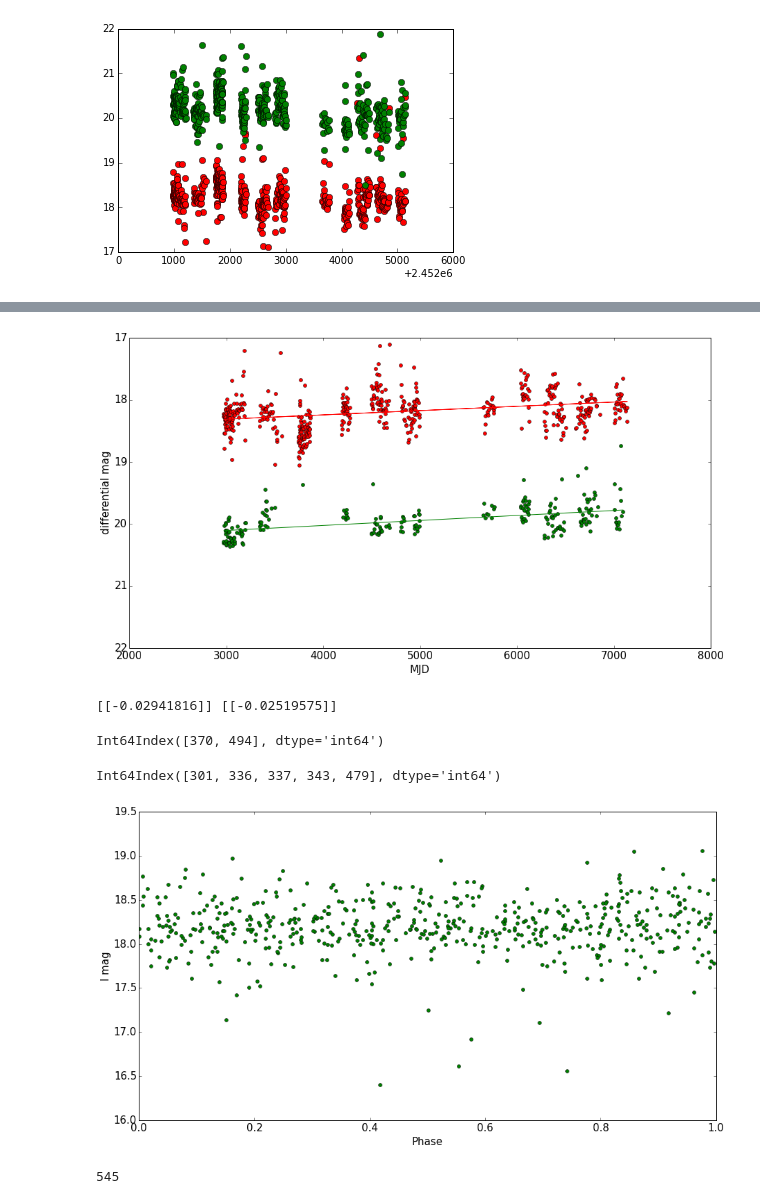
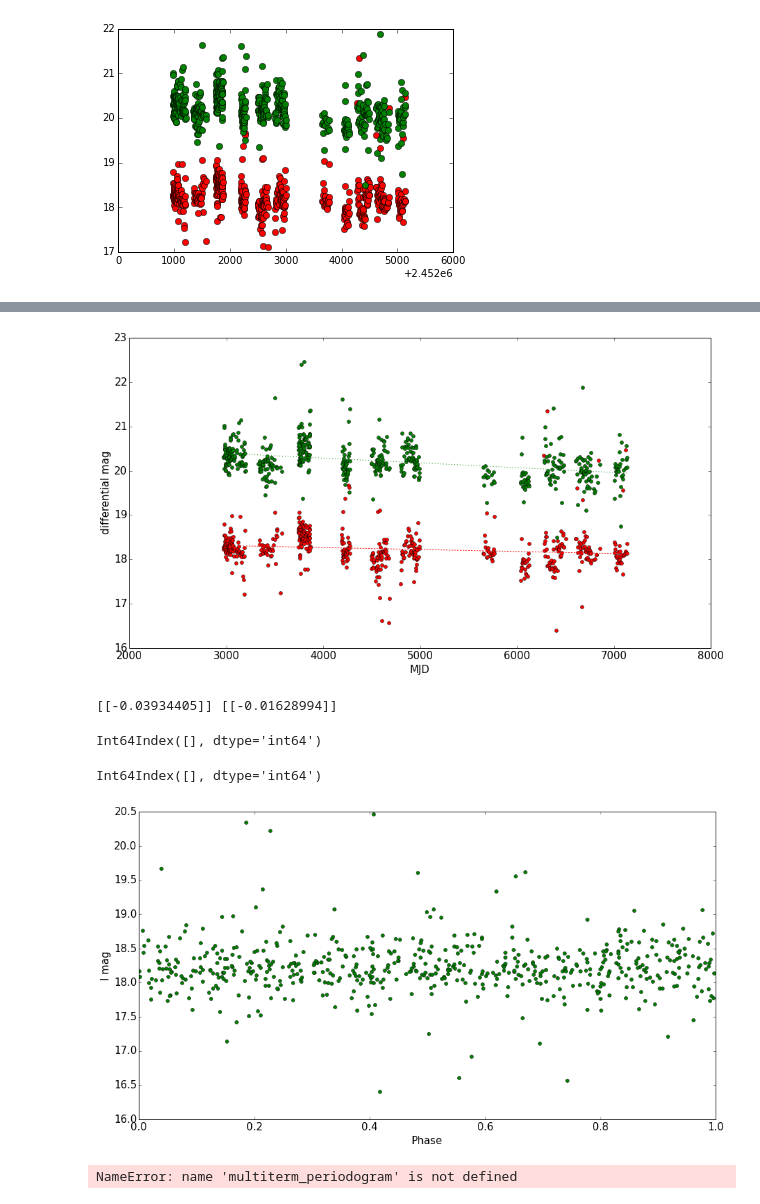
Before and after one commit to ih64/NovaMusca, a Jupyter notebook: NovaMuscaCalibration.v3.ipynb, the cells around one changed output, grey strips where cells are left out. Cells and saved outputs as stored; diff of their text form; code cells hidden in the pictures.

```diff
--- a/NovaMuscaCalibration.v3.ipynb
+++ b/NovaMuscaCalibration.v3.ipynb
@@ -743,8 +671,11 @@ plt.show()
 # %% [output]
 [figure]
 # %%
-NovaMuscaModelV=photVTable.ix[:,['juliandate','mag1','offset']][photVTable['mag1'] < 23].drop([370, 494]).dropna(how='any')
-NovaMuscaModelI=photITable.ix[:,['juliandate','mag1','offset']][photITable['mag1'] < 23].drop([301, 336, 337, 343, 479]).dropna(how='any')
+#NovaMuscaModelV=photVTable.ix[:,['date','juliandate','mag1','offset']][photVTable['mag1'] < 25].drop([187, 336, 337, 343, 370, 494]).dropna(how='any')
+#NovaMuscaModelI=photITable.ix[:,['date','juliandate','mag1','offset']][photITable['mag1'] < 25].drop([301, 336, 337, 343, 479]).dropna(how='any')
 
-#NovaMuscaModelV=photVTable.ix[:,['juliandate','mag1','offset']].dropna(how='any')
-#NovaMuscaModelI=photITable.ix[:,['juliandate','mag1','offset']].dropna(how='any')
+NovaMuscaModelV=photVTable.ix[:,['juliandate','mag1','offset']].drop([187, 336, 337, 343, 370, 494]).dropna(how='any')
+NovaMuscaModelI=photITable.ix[:,['juliandate','mag1','offset']].drop([301, 336, 337, 343, 479]).dropna(how='any')
+
+NovaMuscaModelV['NMcal']=NovaMuscaModelV['mag1']-NovaMuscaModelV['offset']
+NovaMuscaModelI['NMcal']=NovaMuscaModelI['mag1']-NovaMuscaModelI['offset']
@@ -751,50 +718,53 @@ NovaMuscaModelI=photITable.ix[:,['juliandate','mag1','offset']][photITable['mag1
 # %%
 regVmag=linear_model.LinearRegression()
 regImag=linear_model.LinearRegression()
 
-regVmag.fit(NovaMuscaModelV['juliandate'].values.reshape(-1,1),(NovaMuscaModelV['mag1']-NovaMuscaModelV['offset']).values.reshape(-1,1))
-regImag.fit(NovaMuscaModelI['juliandate'].values.reshape(-1,1),(NovaMuscaModelI['mag1']-NovaMuscaModelI['offset']).values.reshape(-1,1))
+regVmag.fit(NovaMuscaModelV['juliandate'].values.reshape(-1,1),NovaMuscaModelV['NMcal'].values.reshape(-1,1))
+regImag.fit(NovaMuscaModelI['juliandate'].values.reshape(-1,1),NovaMuscaModelI['NMcal'].values.reshape(-1,1))
 
 fig=plt.figure(figsize=(15,8))
 ax=fig.add_subplot(111)
 
-ax.plot(NovaMuscaModelI['juliandate'].values.astype(float)-2450000,NovaMuscaModelI['mag1']-NovaMuscaModelI['offset'],'ro',ms=5)
-ax.plot(NovaMuscaModelV['juliandate'].values.astype(float)-2450000,NovaMuscaModelV['mag1']-NovaMuscaModelV['offset'],'go',ms=5)
+ax.plot(NovaMuscaModelI['juliandate'].values.astype(float)-2450000,NovaMuscaModelI['NMcal'],'ro',ms=5)
+ax.plot(NovaMuscaModelV['juliandate'].values.astype(float)-2450000,NovaMuscaModelV['NMcal'],'go',ms=5)
 
 ax.plot(NovaMuscaModelV['juliandate'].values.reshape(-1,1).astype(float)-2450000,
-        regVmag.predict(NovaMuscaModelV['juliandate'].values.reshape(-1,1).astype(float)),color='green')
+        regVmag.predict(NovaMuscaModelV['juliandate'].values.reshape(-1,1).astype(float)),color='green',linestyle=':')
 
 ax.plot(NovaMuscaModelI['juliandate'].values.reshape(-1,1).astype(float)-2450000,
-        regImag.predict(NovaMuscaModelI['juliandate'].values.reshape(-1,1).astype(float)),color='red')
+        regImag.predict(NovaMuscaModelI['juliandate'].values.reshape(-1,1).astype(float)),color='red',linestyle=':')
 
 ax.set_xlabel('MJD')
 ax.set_ylabel('differential mag')
 
 for i in ([ax.xaxis.label, ax.yaxis.label] + ax.get_xticklabels() + ax.get_yticklabels()):
     i.set_fontsize(15)
 
-ax.set_ylim((22,17))
+#ax.set_ylim((22,17))
 plt.show()
 # %% [output]
-[figure, old version]
+[figure, new version]
 # %%
 print regVmag.coef_*365, regImag.coef_*365
 # %% [output]
-[[-0.02941816]] [[-0.02519575]]
+[[-0.03934405]] [[-0.01628994]]
 # %%
 NovaMuscaModelV[NovaMuscaModelV['mag1']-NovaMuscaModelV['offset'] < 16].index
 # %% [output]
-Int64Index([370, 494], dtype='int64')
+Int64Index([], dtype='int64')
 # %%
 NovaMuscaModelI[NovaMuscaModelI['mag1']-NovaMuscaModelI['offset'] < 16].index
 # %% [output]
-Int64Index([301, 336, 337, 343, 479], dtype='int64')
+Int64Index([], dtype='int64')
 # %%
 fig=plt.figure(figsize=(15,8))
 ax=fig.add_subplot(111)
 
-ax.plot((NovaMuscaModelI['juliandate'].values.astype(float)%.4326)/(.4326),
-        NovaMuscaModelI['mag1']-NovaMuscaModelI['offset'],'go',ms=5)
+t=.4326
+
+
+ax.plot((NovaMuscaModelI['juliandate'].values.astype(float)%t)/(t),
+        NovaMuscaModelI['NMcal'],'go',ms=5)
 
 ax.set_xlabel('Phase')
 ax.set_ylabel('I mag')
@@ -804,7 +774,7 @@ for i in ([ax.xaxis.label, ax.yaxis.label] + ax.get_xticklabels() + ax.get_ytick
 
 plt.show()
 # %% [output]
-[figure, old version]
+[figure, new version]
 # %%
 days = np.linspace(.02, 2, 10000)
 omega = 1/days
@@ -822,7 +792,5 @@ ax1.plot(omega, PS, '-', c='black', lw=1, zorder=1)
 #ax1.plot([period[0], period[-1]], [sig5, sig5], ':', c='black')
 plt.show()
 truncF=pd.DataFrame({"PS":PS, "omega":omega, "period":2*np.pi/omega})
+# %% [output]
+NameError: name 'multiterm_periodogram' is not defined
-# %%
-len(NovaMuscaModelI)
-# %% [output]
-545
```
Also changed, not shown: parts of 16 cells of this notebook.
